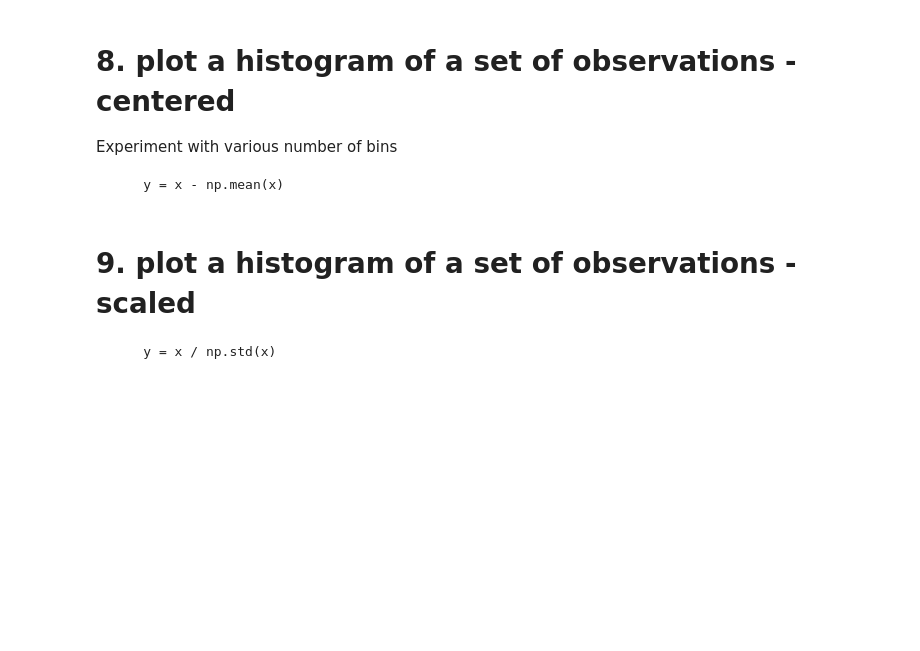
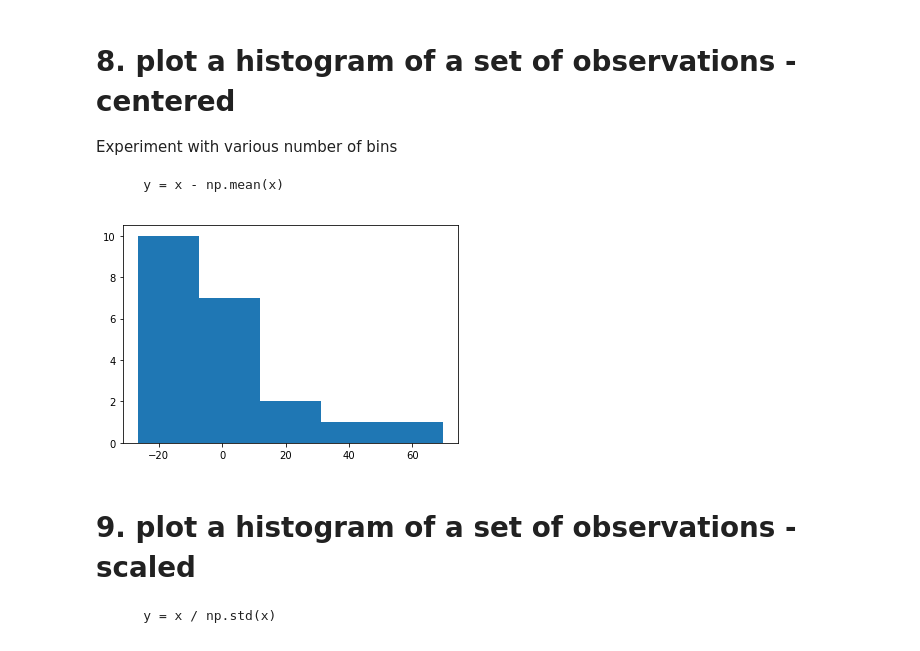
Before and after one commit to ACL2020-data/DataScience-IOD, a Jupyter notebook: Lab 1.1.4 Statistics - part 2 Lab.ipynb, the cells around one changed output. Cells and saved outputs as stored; diff of their text form; code cells hidden in the pictures; blank space fills up the shorter version.

```diff
--- a/Lab 1.1.4 Statistics - part 2 Lab.ipynb
+++ b/Lab 1.1.4 Statistics - part 2 Lab.ipynb
@@ -210,6 +210,12 @@ Experiment with various number of bins
 # plot a histogram of a set of observations - centered
 # experiment with various number of bins
 x = [21,22,23,4,5,6,77,8,9,10,31,32,33,34,35,36,37,18,49,50,100]
+# %%
+y = x - np.mean(x)
+plt.hist(y,bins=5)
+plt.show()
+# %% [output]
+[figure, added]
 # %% [markdown]
 # 9. plot a histogram of a set of observations - scaled
 
```
Also changed, not shown: parts of 3 cells of this notebook.
